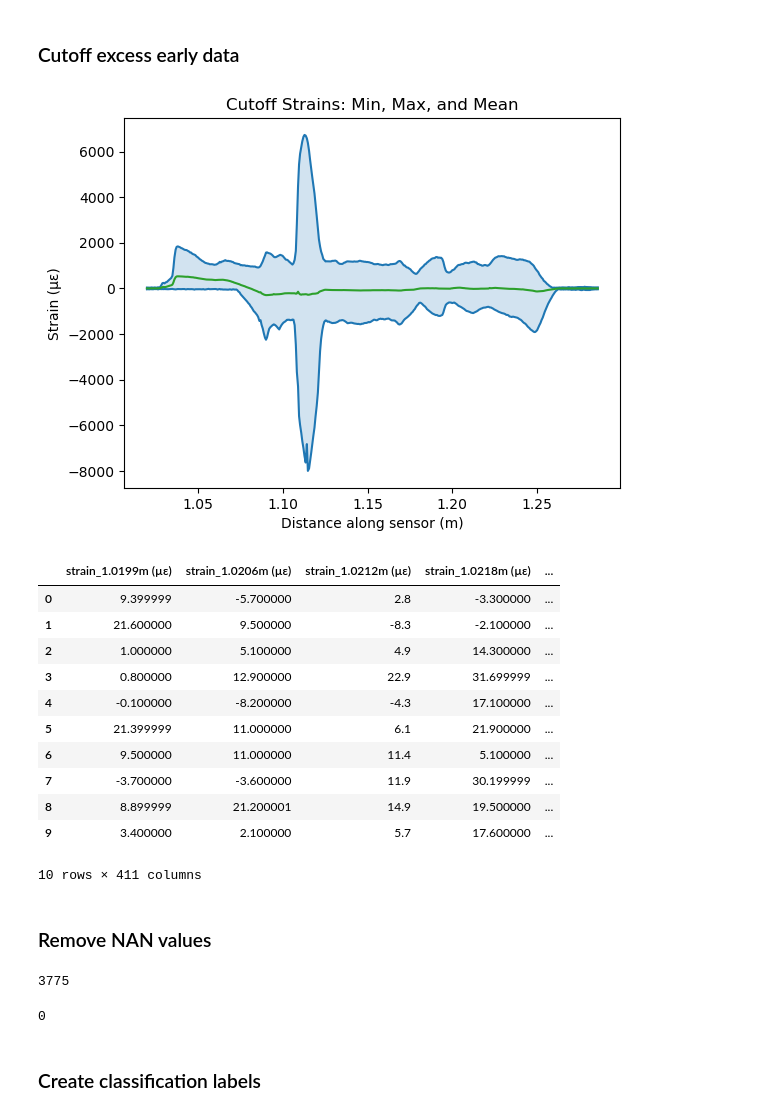
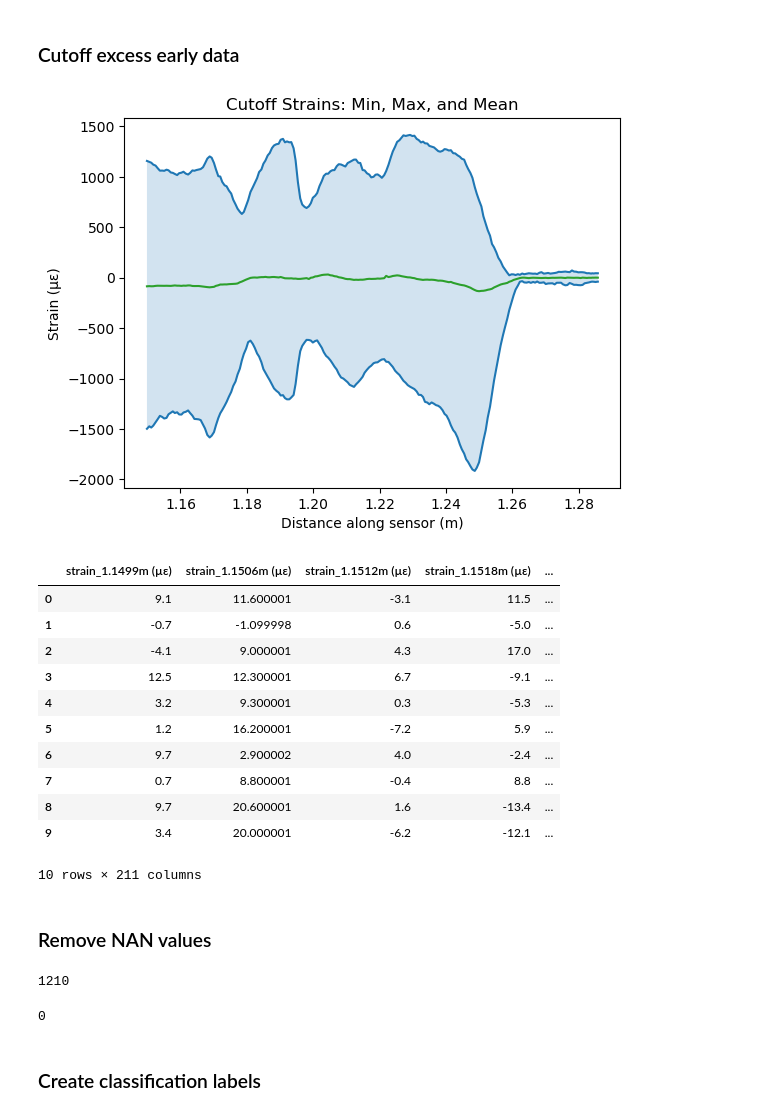
Before and after one commit to Jskacines/strain_learning, a Jupyter notebook: contact_classification.ipynb, the cells around one changed output. Drawn from its saved outputs; the diff is of its cells as text; code cells hidden in the pictures.

```diff
--- a/contact_classification.ipynb
+++ b/contact_classification.ipynb
@@ -134,41 +134,41 @@ plt.show()
 # %% [markdown]
 ### Cutoff excess early data
 # %%
-start_location = 1.02
+start_location = 1.15
 cutoff_idx = (np.abs(x_axis - start_location)).argmin()
 cutoff_strain = data[sorted_strain_cols].iloc[:,cutoff_idx:]
 cutoff_x_axis = x_axis[cutoff_idx:]
 
 upper_bound = cutoff_strain.max()
 lower_bound = cutoff_strain.min()
 mean_line = cutoff_strain.mean()
 
 fig, ax = plt.subplots()
 ax.plot(cutoff_x_axis,upper_bound,color='tab:blue')
 ax.plot(cutoff_x_axis,lower_bound,color='tab:blue')
 ax.plot(cutoff_x_axis,mean_line,color='tab:green')
 ax.fill_between(cutoff_x_axis,upper_bound,lower_bound,alpha=0.2)
 ax.set_title("Cutoff Strains: Min, Max, and Mean")
 ax.set_ylabel("Strain (με)")
 ax.set_xlabel("Distance along sensor (m)")
 plt.show()
 # %% [output]
-[figure, old version]
+[figure, new version]
 # %%
 cutoff_strain.head(10)
 # %% [output]
-|  | strain_1.0199m (µε) | strain_1.0206m (µε) | strain_1.0212m (µε) | strain_1.0218m (µε) | ... |
-| 0 | 9.399999 | -5.700000 | 2.8 | -3.300000 | ... |
-| 1 | 21.600000 | 9.500000 | -8.3 | -2.100000 | ... |
-| 2 | 1.000000 | 5.100000 | 4.9 | 14.300000 | ... |
-| 3 | 0.800000 | 12.900000 | 22.9 | 31.699999 | ... |
-| 4 | -0.100000 | -8.200000 | -4.3 | 17.100000 | ... |
-| 5 | 21.399999 | 11.000000 | 6.1 | 21.900000 | ... |
-| 6 | 9.500000 | 11.000000 | 11.4 | 5.100000 | ... |
-| 7 | -3.700000 | -3.600000 | 11.9 | 30.199999 | ... |
-| 8 | 8.899999 | 21.200001 | 14.9 | 19.500000 | ... |
-| 9 | 3.400000 | 2.100000 | 5.7 | 17.600000 | ... |
+|  | strain_1.1499m (µε) | strain_1.1506m (µε) | strain_1.1512m (µε) | strain_1.1518m (µε) | ... |
+| 0 | 9.1 | 11.600001 | -3.1 | 11.5 | ... |
+| 1 | -0.7 | -1.099998 | 0.6 | -5.0 | ... |
+| 2 | -4.1 | 9.000001 | 4.3 | 17.0 | ... |
+| 3 | 12.5 | 12.300001 | 6.7 | -9.1 | ... |
+| 4 | 3.2 | 9.300001 | 0.3 | -5.3 | ... |
+| 5 | 1.2 | 16.200001 | -7.2 | 5.9 | ... |
+| 6 | 9.7 | 2.900002 | 4.0 | -2.4 | ... |
+| 7 | 0.7 | 8.800001 | -0.4 | 8.8 | ... |
+| 8 | 9.7 | 20.600001 | 1.6 | -13.4 | ... |
+| 9 | 3.4 | 20.000001 | -6.2 | -12.1 | ... |
-10 rows × 411 columns
+10 rows × 211 columns
 # %% [markdown]
 ### Remove NAN values
 # %%
@@ -177,7 +177,7 @@ cutoff_strain.interpolate(axis=0, inplace=True)
 cutoff_strain.interpolate(axis=1, inplace=True)
 display(cutoff_strain.isna().sum().sum())
 # %% [output]
-3775
+1210
 0
 # %% [markdown]
 ### Create classification labels
```
Also changed, not shown: parts of 7 cells of this notebook.
